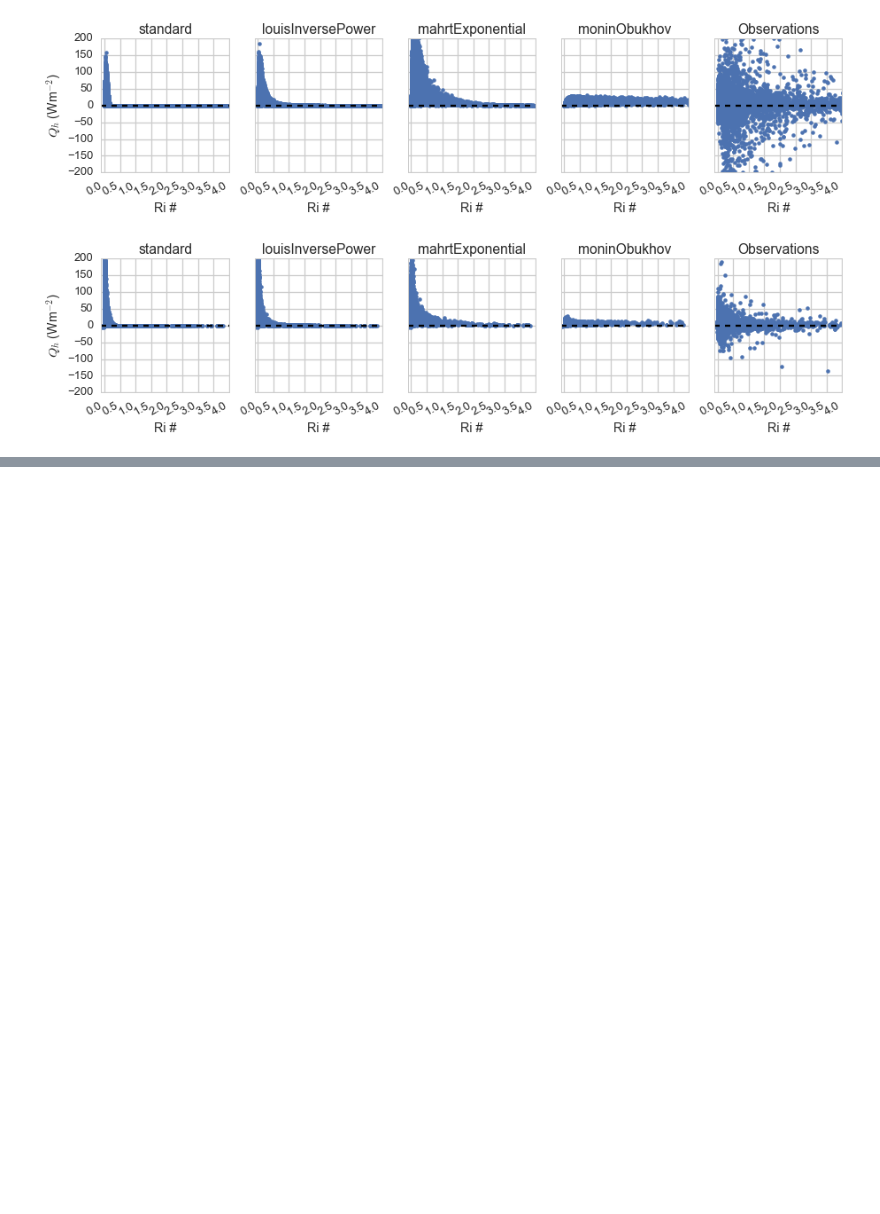
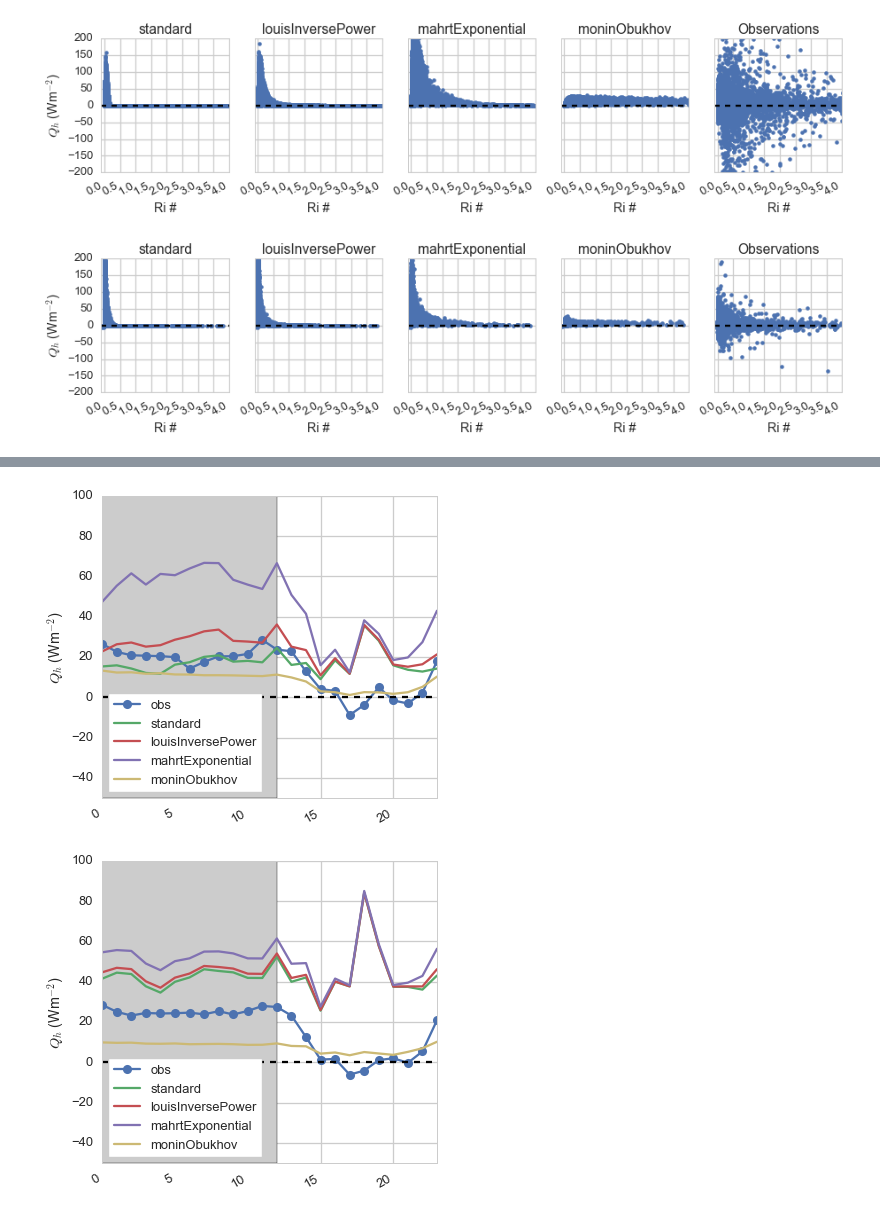
Before and after one commit to klapo/TurbulenceFeedbacks, a Jupyter notebook: TF.OfflineTurb.SCP.ipynb, the cells around one changed output, grey strips where cells are left out. Cells and saved outputs as stored; diff of their text form; code cells hidden in the pictures; blank space fills up the shorter version.

```diff
--- a/TF.OfflineTurb.SCP.ipynb
+++ b/TF.OfflineTurb.SCP.ipynb
@@ -371,0 +244,47 @@ IndexError: index 12064 is out of bounds for axis 1 with size 12045
+# %%
+########
+# Model Sensible vs Obs Sensible
+os.chdir(dirPrint)
+fig,ax = plt.subplots(1, 1, sharey=True, figsize=(6, 6))
+Qmax = 100
+Qmin = -50
+
+ax.plot(np.arange(0, 24),
+        -fluxObs.w_tc__10m_M[ind].groupby('time.hour').mean(dim='time'), '-o',
+        label='obs')
+ax.plot([0, 23], [0, 0], 'k--')
+ax.fill_between(np.arange(0, 13), Qmin, Qmax, facecolor='0.8')
+for n,stab in enumerate(ixStability):
+    ax.plot(np.arange(0, 24),
+            sensible_15m[stab].groupby('time.hour').mean(dim='time'),
+            label=stab)
+    ax.set_ylim(Qmin,Qmax)
+    ax.set_xlim(0, 23)
+    ax.set_ylabel('$Q_h$ (Wm$^{-2}$)')
+ax.legend(loc='best', frameon=True)
+fig.autofmt_xdate()
+
+########
+# Model Sensible vs Obs Sensible
+os.chdir(dirPrint)
+fig,ax = plt.subplots(1, 1, sharey=True, figsize=(6, 6))
+Qmax = 100
+Qmin = -50
+
+ax.plot(np.arange(0, 24),
+        -fluxObs.w_tc__2m_M[ind].groupby('time.hour').mean(dim='time'), '-o',
+        label='obs')
+ax.plot([0, 23], [0, 0], 'k--')
+ax.fill_between(np.arange(0, 13), Qmin, Qmax, facecolor='0.8')
+for n,stab in enumerate(ixStability):
+    ax.plot(np.arange(0, 24),
+            sensible_1m[stab].groupby('time.hour').mean(dim='time'),
+            label=stab)
+    ax.set_ylim(Qmin,Qmax)
+    ax.set_xlim(0, 23)
+    ax.set_ylabel('$Q_h$ (Wm$^{-2}$)')
+ax.legend(loc='best', frameon=True)
+fig.autofmt_xdate()
+# %% [output]
+[figure, added]
+[figure, added]
```
Also changed, not shown: parts of 12 cells of this notebook, 1 other file.
